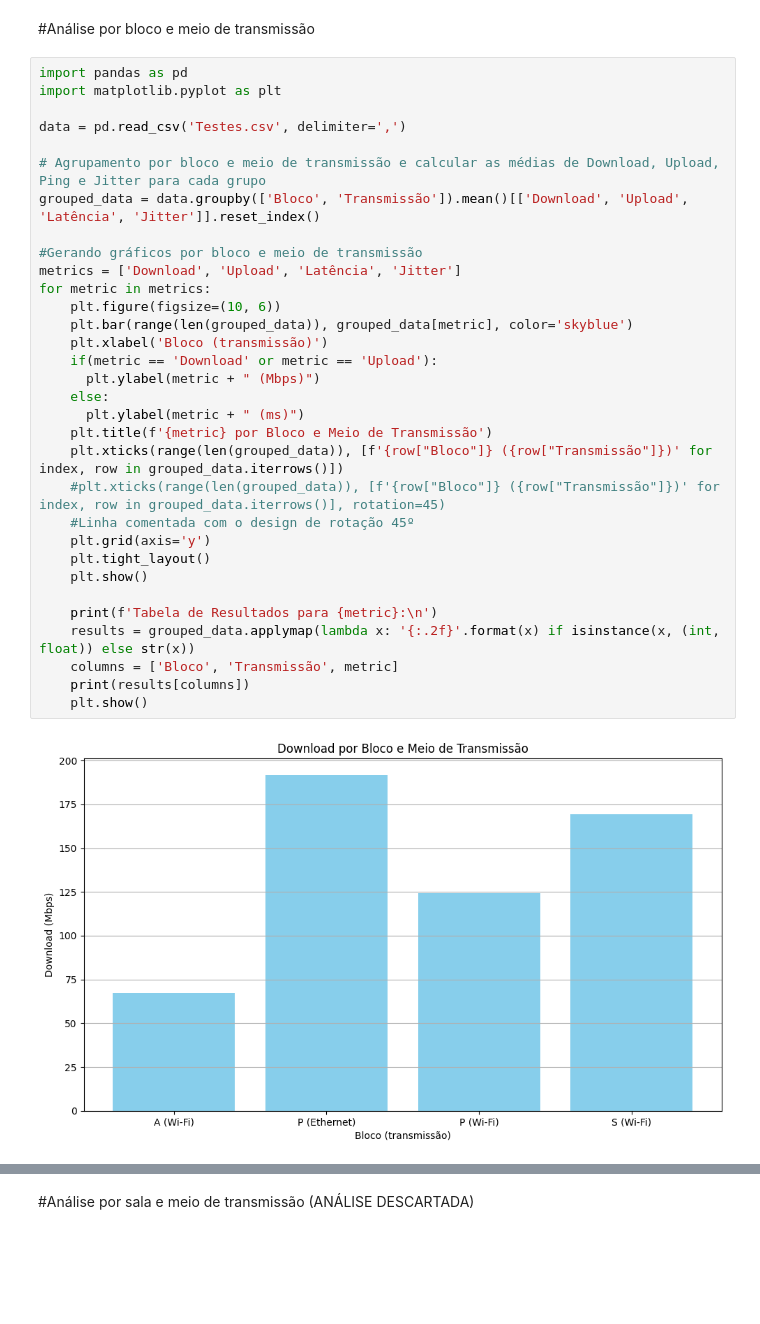
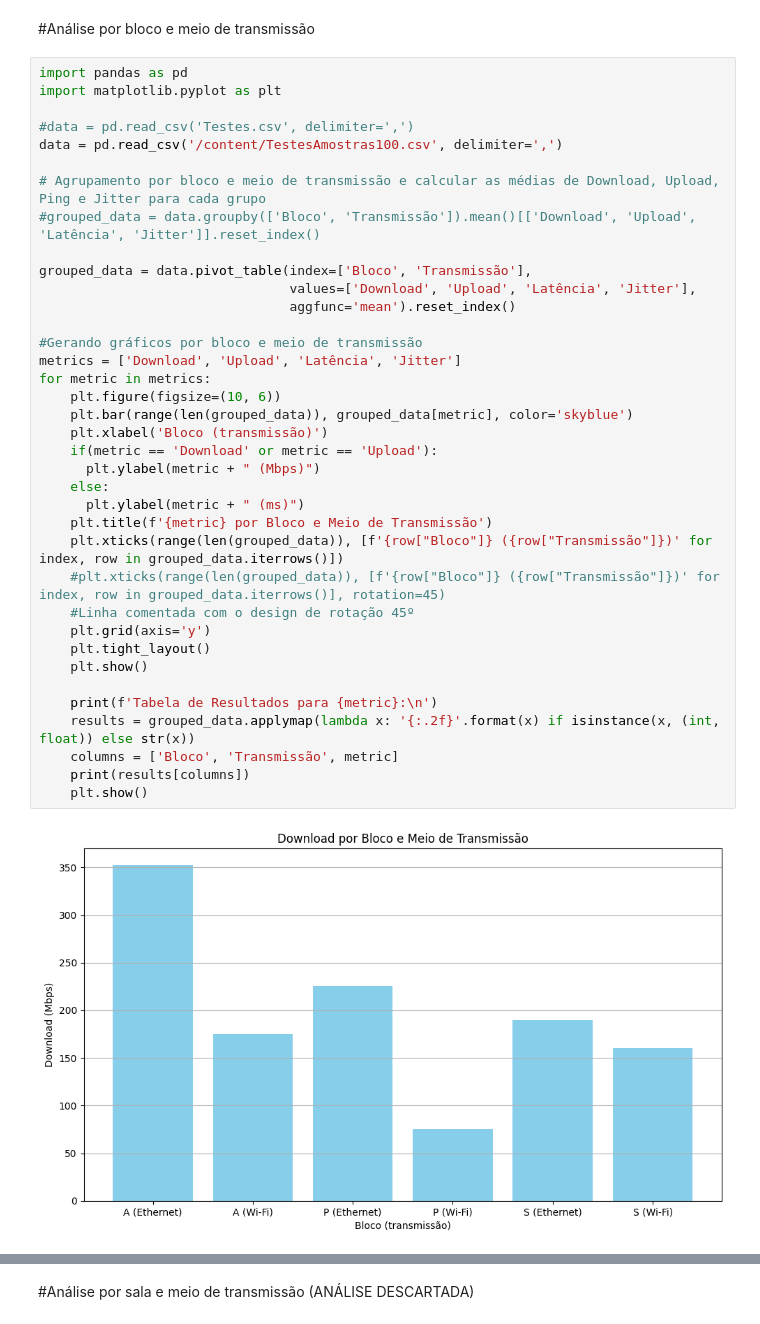
Before and after one commit to matheusbuenowb/University-Network-Analysis, a Jupyter notebook: TCC_Análise.ipynb, the cells around one changed output, grey strips where cells are left out. Saved outputs shown, nothing was run; the diff lists cells and outputs as text; blank space fills up the shorter version.

```diff
--- a/TCC_Análise.ipynb
+++ b/TCC_Análise.ipynb
@@ -373,36 +373,41 @@ plt.show()
 import pandas as pd
 import matplotlib.pyplot as plt
 
-data = pd.read_csv('Testes.csv', delimiter=',')
+#data = pd.read_csv('Testes.csv', delimiter=',')
+data = pd.read_csv('/content/TestesAmostras100.csv', delimiter=',')
 
 # Agrupamento por bloco e meio de transmissão e calcular as médias de Download, Upload, Ping e Jitter para cada grupo
-grouped_data = data.groupby(['Bloco', 'Transmissão']).mean()[['Download', 'Upload', 'Latência', 'Jitter']].reset_index()
+#grouped_data = data.groupby(['Bloco', 'Transmissão']).mean()[['Download', 'Upload', 'Latência', 'Jitter']].reset_index()
+
+grouped_data = data.pivot_table(index=['Bloco', 'Transmissão'],
+                                values=['Download', 'Upload', 'Latência', 'Jitter'],
+                                aggfunc='mean').reset_index()
 
 #Gerando gráficos por bloco e meio de transmissão
 metrics = ['Download', 'Upload', 'Latência', 'Jitter']
 for metric in metrics:
     plt.figure(figsize=(10, 6))
     plt.bar(range(len(grouped_data)), grouped_data[metric], color='skyblue')
     plt.xlabel('Bloco (transmissão)')
     if(metric == 'Download' or metric == 'Upload'):
       plt.ylabel(metric + " (Mbps)")
     else:
       plt.ylabel(metric + " (ms)")
     plt.title(f'{metric} por Bloco e Meio de Transmissão')
     plt.xticks(range(len(grouped_data)), [f'{row["Bloco"]} ({row["Transmissão"]})' for index, row in grouped_data.iterrows()])
     #plt.xticks(range(len(grouped_data)), [f'{row["Bloco"]} ({row["Transmissão"]})' for index, row in grouped_data.iterrows()], rotation=45)
     #Linha comentada com o design de rotação 45º
     plt.grid(axis='y')
     plt.tight_layout()
     plt.show()
 
     print(f'Tabela de Resultados para {metric}:\n')
     results = grouped_data.applymap(lambda x: '{:.2f}'.format(x) if isinstance(x, (int, float)) else str(x))
     columns = ['Bloco', 'Transmissão', metric]
     print(results[columns])
     plt.show()
 # %% [output]
-[figure, old version]
+[figure, new version]
 Tabela de Resultados para Download:
 
   Bloco Transmissão Download
```
Also changed, not shown: parts of 17 cells of this notebook.
